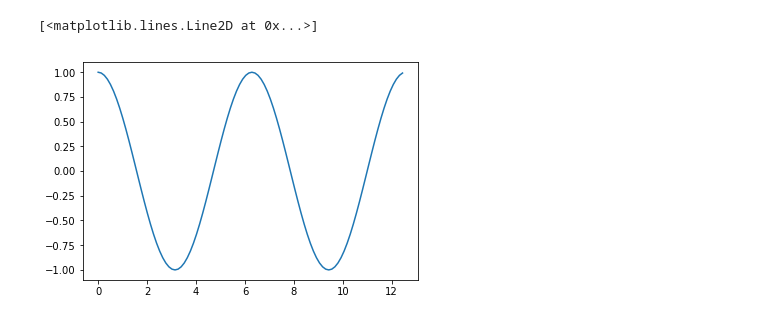
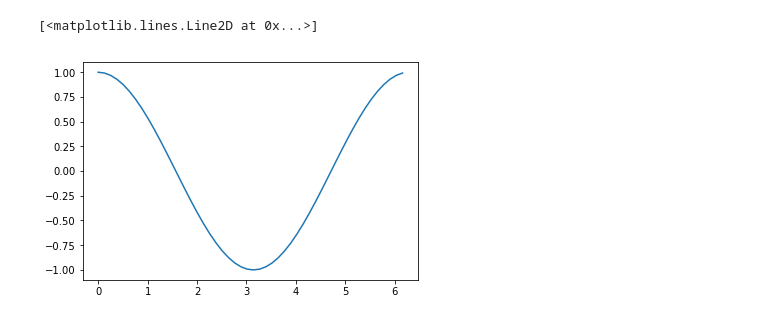
Before and after one commit to NazBen/tp-python-upmc, a Jupyter notebook: TP4/exercice1.ipynb, the cells around one changed output. Saved outputs shown, nothing was run; the diff lists cells and outputs as text; code cells hidden in the pictures.

```diff
--- a/TP4/exercice1.ipynb
+++ b/TP4/exercice1.ipynb
@@ -5,15 +5,22 @@ import matplotlib.pyplot as plt
 %matplotlib inline
 # %%
 n = 50
+
+# On initialize les listes
 x_k = []
 y_k = []
-for k in range(2*n):
+
+# Pour chaque itération:
+for k in range(n):
+    # 1. Calcul de x et y
     x = 2 * math.pi * k / n
     y = math.cos(x)
+    # 2. Incrémentation les listes
     x_k.append(x)
     y_k.append(y)
 
+# On plot le résultat
 plt.plot(x_k, y_k)
 # %% [output]
 [<matplotlib.lines.Line2D at 0x...>]
-[figure, old version]
+[figure, new version]
```
Also changed, not shown: parts of 12 cells of this notebook, 5 other files.
